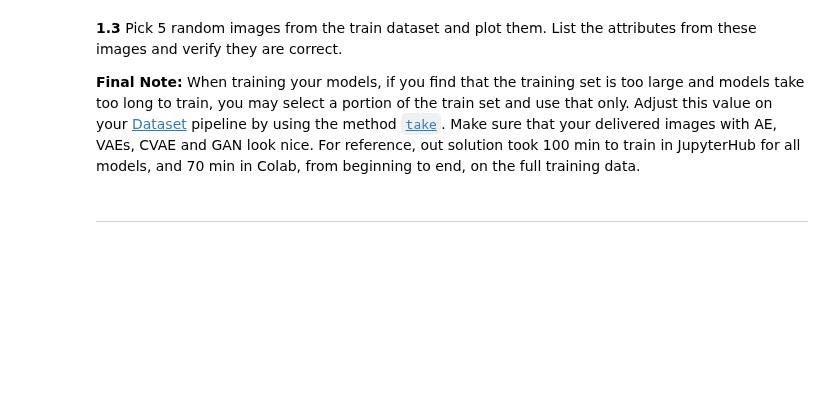
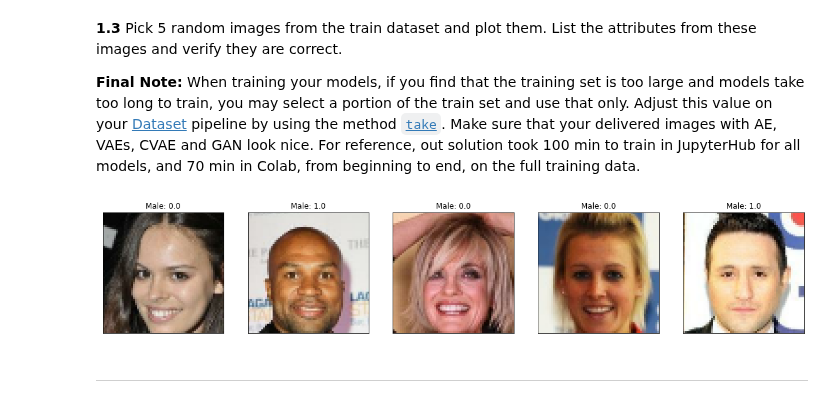
Before and after one commit to jackxxu/2020-CS109B, a Jupyter notebook: content/homeworks/hw07/notebook/cs109b_hw7.ipynb, the cells around one changed output. Drawn from its saved outputs; the diff is of its cells as text; code cells hidden in the pictures; blank space fills up the shorter version.

```diff
--- a/content/homeworks/hw07/notebook/cs109b_hw7.ipynb
+++ b/content/homeworks/hw07/notebook/cs109b_hw7.ipynb
@@ -162,3 +164,18 @@ Make sure the Datasets follow this pipeline: 1) normalize, crop, resize and sati
+# %%
+# 1.2
+# your code here
+
+from keras.layers import Concatenate
+
+def cond_image_tuple(image):
+    img = tf_norm_crop_resize_image(image['image'], (input_size[0], input_size[1]))
+    return (img,
+            tf.cast(image['attributes']['Male'], tf.float32),
+            tf.cast(image['attributes']['Smiling'], tf.float32),
+           ), img
+
+train_cond_ds = train_celeb.map(cond_image_tuple).shuffle(100).batch(batch_size)
+val_cond_ds   = val_celeb.map(cond_image_tuple).shuffle(100).batch(batch_size)
 # %% [markdown]
 **1.3** Pick 5 random images from the train dataset and plot them. List the attributes from these images and verify they are correct.
 
@@ -171,3 +185,29 @@ When training your models, if you find that the training set is too large and mo
+# %%
+# 1.3
+# your code here
+images_count = 5
+
+f, ax = plt.subplots(1, images_count, figsize=(20,4))
+
+for i, image in enumerate(train_celeb.map(cond_image_tuple).take(5)):
+    ax[i].set_xticks([])
+    ax[i].set_yticks([])
+    ax[i].grid(False)
+    ax[i].imshow(image[0][0], cmap=plt.cm.binary)
+#     print(image[0][2])
+    ax[i].set_title(f'Male: {image[0][1]}')
+
+# for i, image in enumerate(train_cond_ds.shuffle(5).take(5)):
+#     ax[i].set_xticks([])
+#     ax[i].set_yticks([])
+# #     ax[i].grid(False)
+#     print(image[0].shape)
+#     ax[i].imshow(image[0], cmap=plt.cm.binary)
+
+# #     plt.xlabel(class_names[y_train[i]])
+plt.show()
+# %% [output]
+[figure, added]
 # %% [markdown]
 ---
 # %% [markdown]
```
Also changed, not shown: parts of 3 cells of this notebook.
